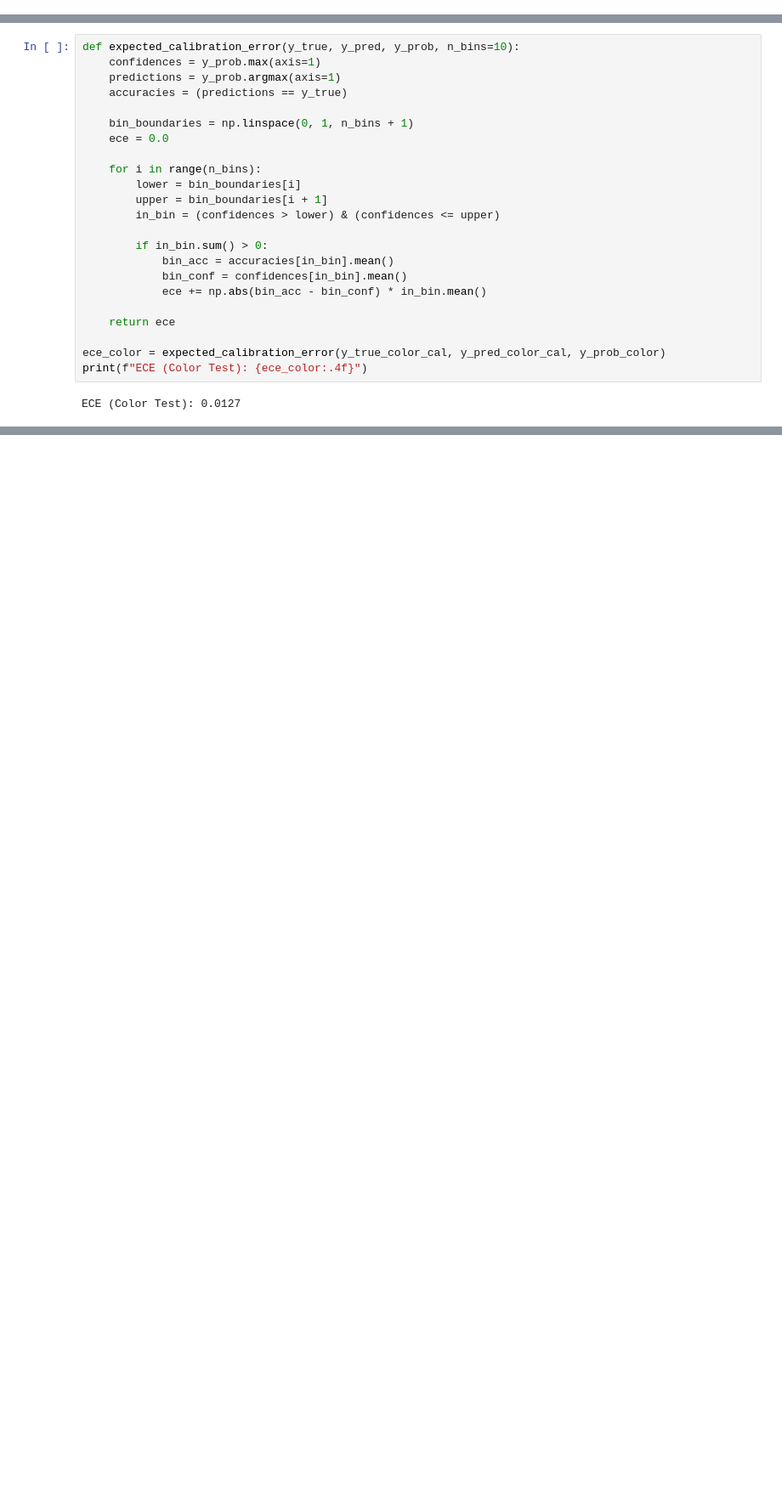
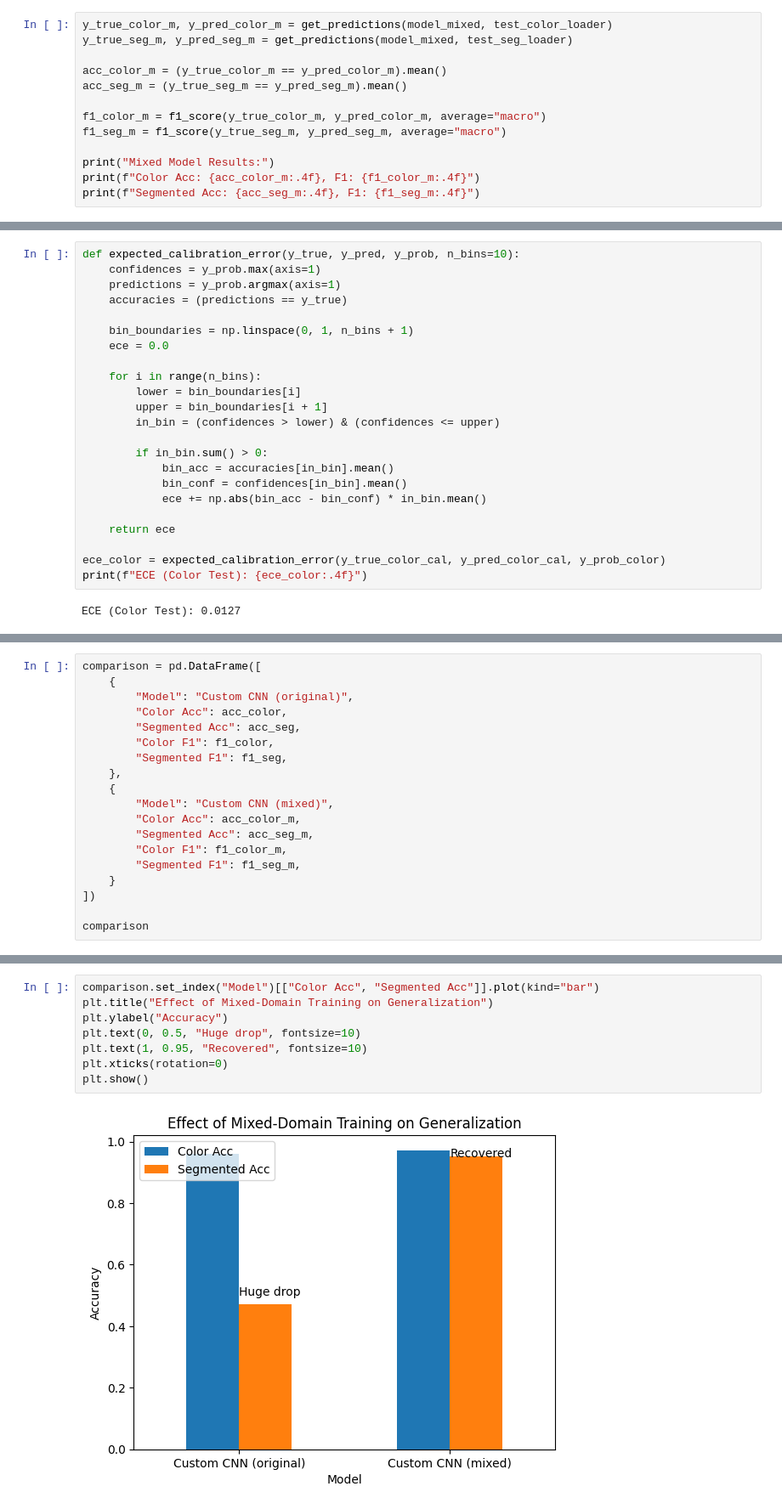
Before and after one commit to Posheyla/robust-plant-disease-classification, a Jupyter notebook: results/results.ipynb, the cells around one changed output, grey strips where cells are left out. Shown at 85% size. Drawn from its saved outputs; the diff is of its cells as text; blank space fills up the shorter version.

Commit message:
Update in model CNN - mixed train

```diff
--- a/results/results.ipynb
+++ b/results/results.ipynb
@@ -200,2 +208,15 @@ print(f"Segmented Test -> Acc: {acc_seg:.4f}, Macro-F1: {f1_seg:.4f}")
 Color Test     -> Acc: 0.9597, Macro-F1: 0.9441
 Segmented Test -> Acc: 0.4706, Macro-F1: 0.3040
+# %%
+y_true_color_m, y_pred_color_m = get_predictions(model_mixed, test_color_loader)
+y_true_seg_m, y_pred_seg_m = get_predictions(model_mixed, test_seg_loader)
+
+acc_color_m = (y_true_color_m == y_pred_color_m).mean()
+acc_seg_m = (y_true_seg_m == y_pred_seg_m).mean()
+
+f1_color_m = f1_score(y_true_color_m, y_pred_color_m, average="macro")
+f1_seg_m = f1_score(y_true_seg_m, y_pred_seg_m, average="macro")
+
+print("Mixed Model Results:")
+print(f"Color Acc: {acc_color_m:.4f}, F1: {f1_color_m:.4f}")
+print(f"Segmented Acc: {acc_seg_m:.4f}, F1: {f1_seg_m:.4f}")
@@ -483,0 +491,19 @@ display(comparison_df)
+# %%
+comparison = pd.DataFrame([
+    {
+        "Model": "Custom CNN (original)",
+        "Color Acc": acc_color,
+        "Segmented Acc": acc_seg,
+        "Color F1": f1_color,
+        "Segmented F1": f1_seg,
+    },
+    {
+        "Model": "Custom CNN (mixed)",
+        "Color Acc": acc_color_m,
+        "Segmented Acc": acc_seg_m,
+        "Color F1": f1_color_m,
+        "Segmented F1": f1_seg_m,
+    }
+])
+
+comparison
@@ -483,0 +514,10 @@ display(comparison_df)
+# %%
+comparison.set_index("Model")[["Color Acc", "Segmented Acc"]].plot(kind="bar")
+plt.title("Effect of Mixed-Domain Training on Generalization")
+plt.ylabel("Accuracy")
+plt.text(0, 0.5, "Huge drop", fontsize=10)
+plt.text(1, 0.95, "Recovered", fontsize=10)
+plt.xticks(rotation=0)
+plt.show()
+# %% [output]
+[figure, added]
```
Also changed, not shown: parts of 11 cells of this notebook, 7 other files.
